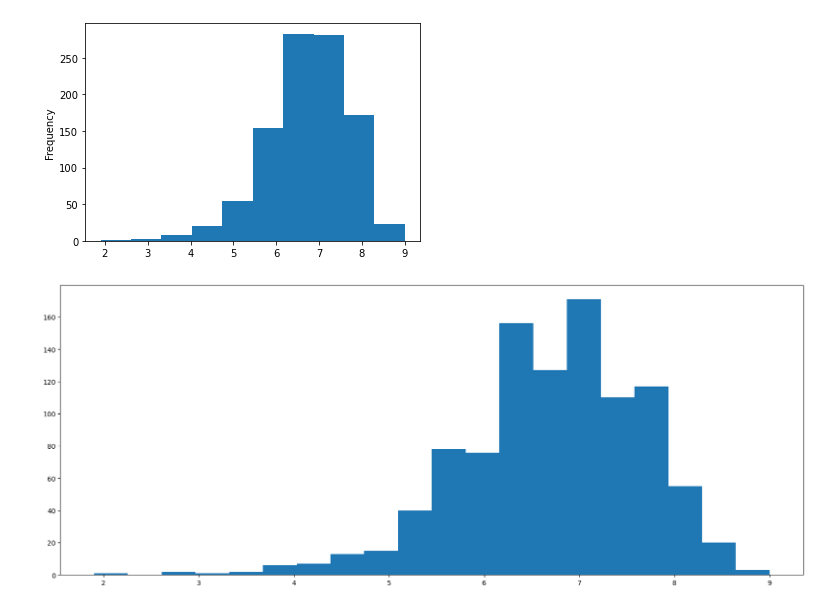
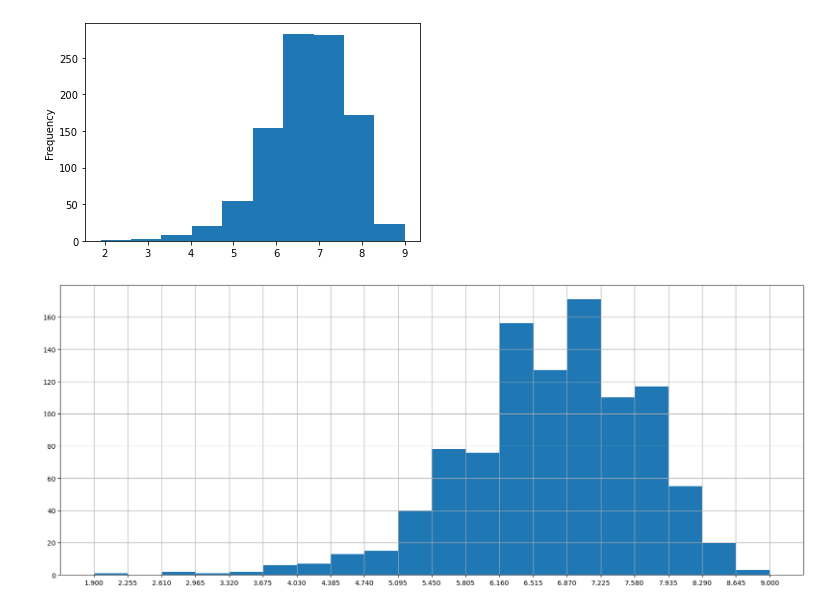
Before and after one commit to chx-chx/newcode, a Jupyter notebook: 5.电影案例分析.ipynb, the cells around one changed output. Drawn from its saved outputs; the diff is of its cells as text; code cells hidden in the pictures.

```diff
--- a/5.电影案例分析.ipynb
+++ b/5.电影案例分析.ipynb
@@ -38,8 +38,21 @@ movie["Rating"].plot(kind="hist")
 [figure]
 # %%
 # 改进
+# 1.创建画布
 plt.figure(figsize=(20.,8),dpi=100)
+
+# 2.绘制
 plt.hist(movie["Rating"].values, 20)
+
+# 2.1 显示x轴刻度
+max_ = movie["Rating"].max()
+min_ = movie["Rating"].min()
+x1 = np.linspace(min_,max_,21)
+# print(x1)
+plt.xticks(x1)
+
+plt.grid()
+# 3. 显示
 plt.show()
 # %% [output]
-[figure, old version]
+[figure, new version]
```
Also changed, not shown: parts of 12 cells of this notebook.
